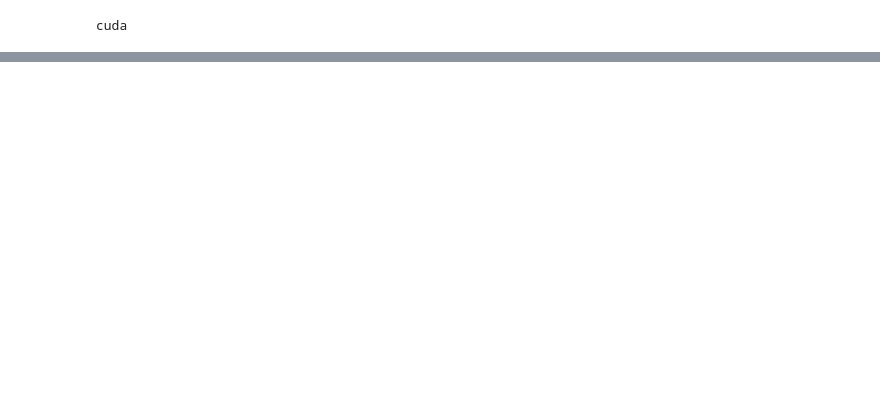
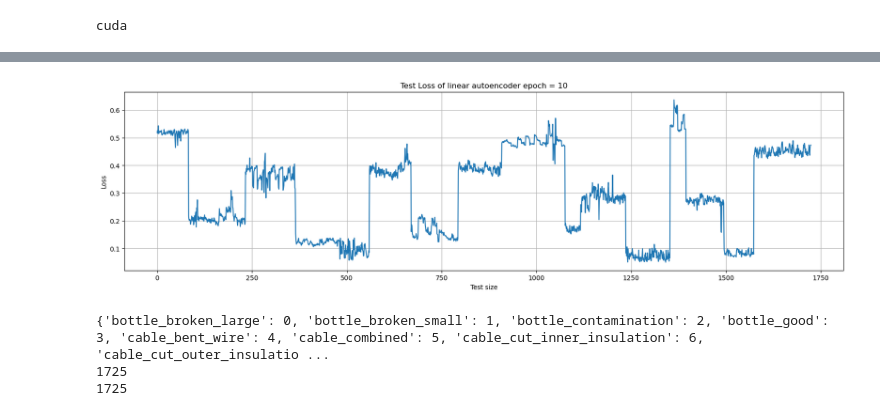
Before and after one commit to jeewonkimm2/MVTec_Anomaly_Detection, a Jupyter notebook: unsupervised/CNN_autoencoder.ipynb, the cells around one changed output, grey strips where cells are left out. Drawn from its saved outputs; the diff is of its cells as text; code cells hidden in the pictures; blank space fills up the shorter version.

```diff
--- a/unsupervised/CNN_autoencoder.ipynb
+++ b/unsupervised/CNN_autoencoder.ipynb
@@ -199,0 +198,14 @@ plt.show()
+# %%
+test_loss = []
+output_test = []
+
+with torch.no_grad():
+  for (img, _) in test_loader:
+    # img = img.reshape(-1, 224*224*3)
+    img = img.to(device)
+    recon = model(img)
+    loss = criterion(recon, img)
+    test_loss.append(loss.item())
+
+  print(f'Epoch:{epoch+1}, Loss:{loss.item():.4f}')
+  output_test.append((epoch, img, recon))
@@ -199,0 +214,33 @@ plt.show()
+# %%
+plt.figure(figsize=(20,5))
+plt.plot(test_loss)
+plt.grid()
+plt.xlabel('Test size')
+plt.ylabel('Loss')
+plt.title('Test Loss of linear autoencoder epoch = 10')
+plt.legend
+plt.show()
+# %% [output]
+[figure, added]
+# %%
+import pandas as pd
+
+label_list = []
+
+df_trainloss = pd.DataFrame({'train_loss':train_loss,'label':'good'})
+
+dict = test_dataset.class_to_idx
+print(dict)
+
+dataiter = iter(test_loader)
+for i in range(len(test_loader)):
+    _, labels = next(dataiter)
+    label_list.append(labels.numpy())
+
+print(len(label_list))
+print(len(test_loss))
+df_testloss = pd.DataFrame({'test_loss':test_loss,'label':label_list})
+# %% [output]
+{'bottle_broken_large': 0, 'bottle_broken_small': 1, 'bottle_contamination': 2, 'bottle_good': 3, 'cable_bent_wire': 4, 'cable_combined': 5, 'cable_cut_inner_insulation': 6, 'cable_cut_outer_insulatio ...
+1725
+1725
```
Also changed, not shown: parts of 20 cells of this notebook.
